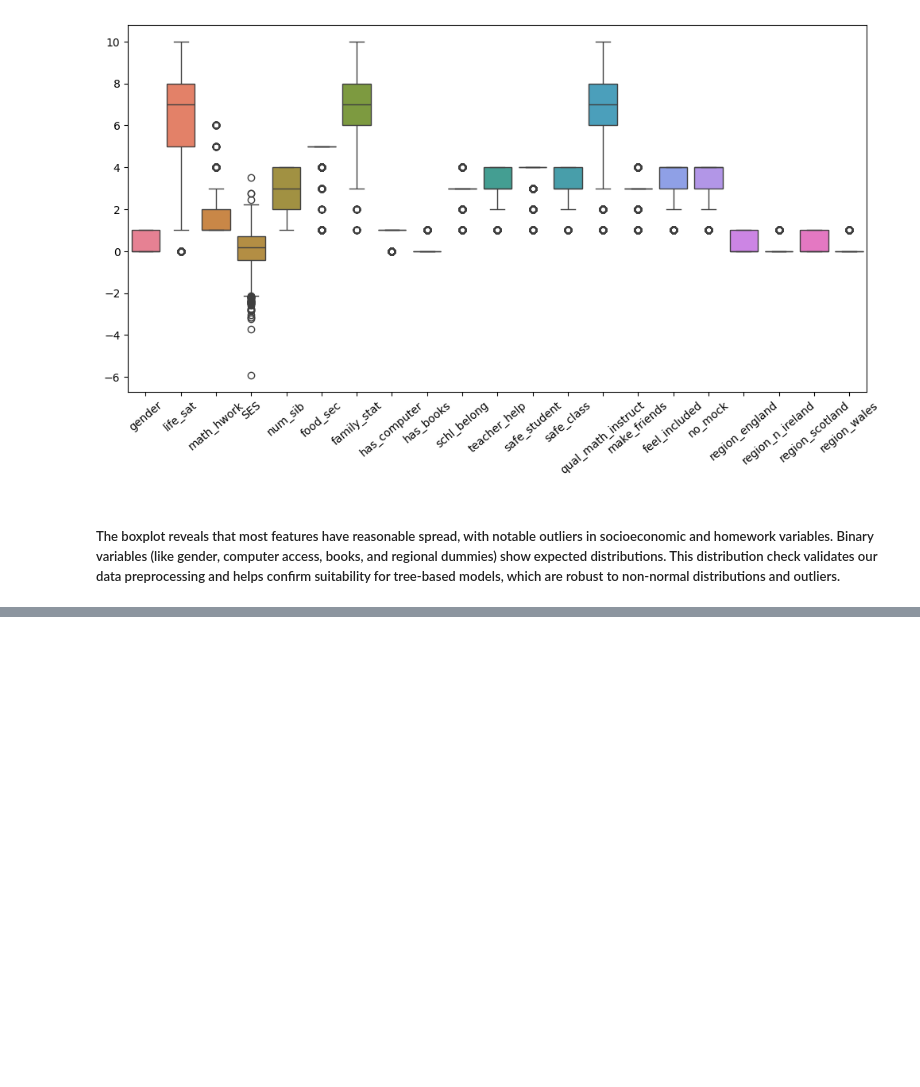
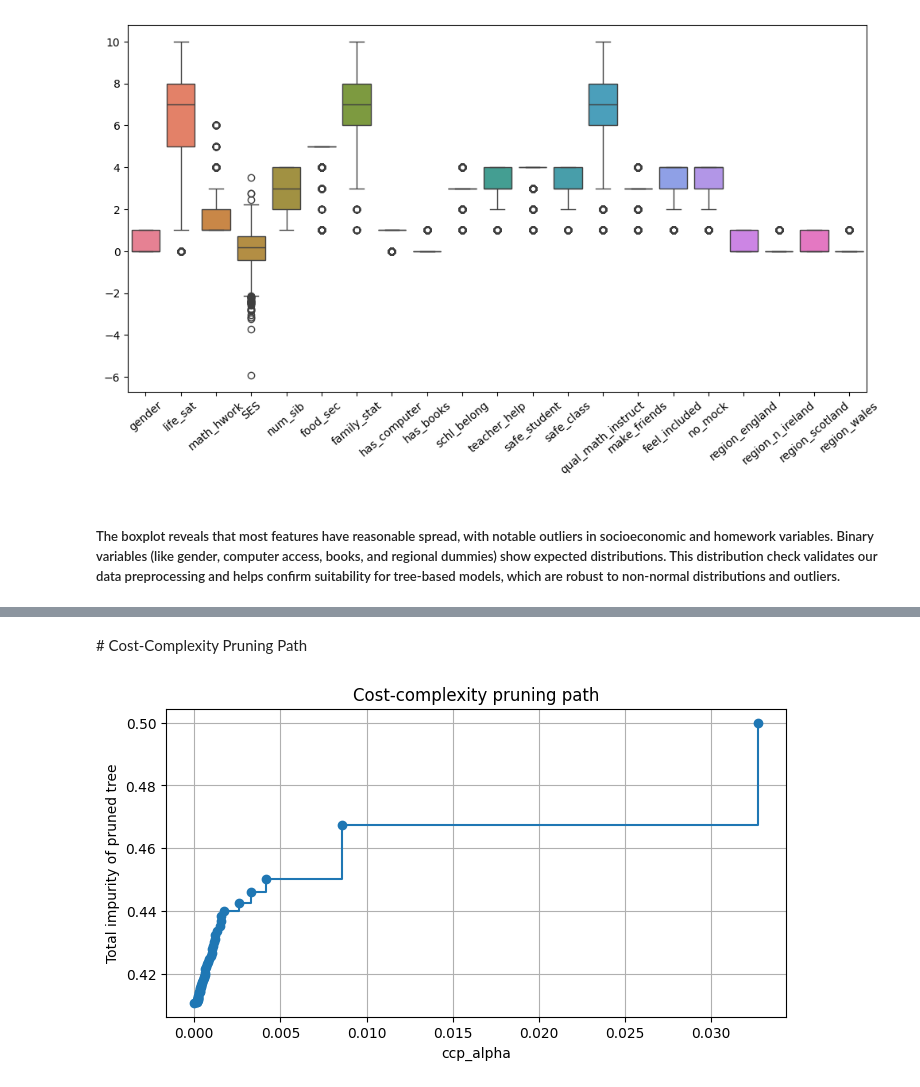
Before and after one commit to Yorkel/predicting-low-math-pisa-uk, a Jupyter notebook: notebooks/03_decision_trees.ipynb, the cells around one changed output, grey strips where cells are left out. Cells and saved outputs as stored; diff of their text form; code cells hidden in the pictures; blank space fills up the shorter version.

```diff
--- a/notebooks/03_decision_trees.ipynb
+++ b/notebooks/03_decision_trees.ipynb
@@ -98,0 +252,18 @@ Validation Accuracy: 0.6000
+# %% [markdown]
+# Cost-Complexity Pruning Path
+# %%
+path = dtc_reg.cost_complexity_pruning_path(X_train, y_train)
+
+ccp_alphas = path.ccp_alphas
+impurities = path.impurities
+
+# Plot impurity vs alpha
+plt.figure(figsize=(8, 4))
+plt.plot(ccp_alphas, impurities, marker='o', drawstyle="steps-post")
+plt.xlabel("ccp_alpha")
+plt.ylabel("Total impurity of pruned tree")
+plt.title("Cost-complexity pruning path")
+plt.grid(True)
+plt.show()
+# %% [output]
+[figure, added]
```
Also changed, not shown: parts of 33 cells of this notebook.
